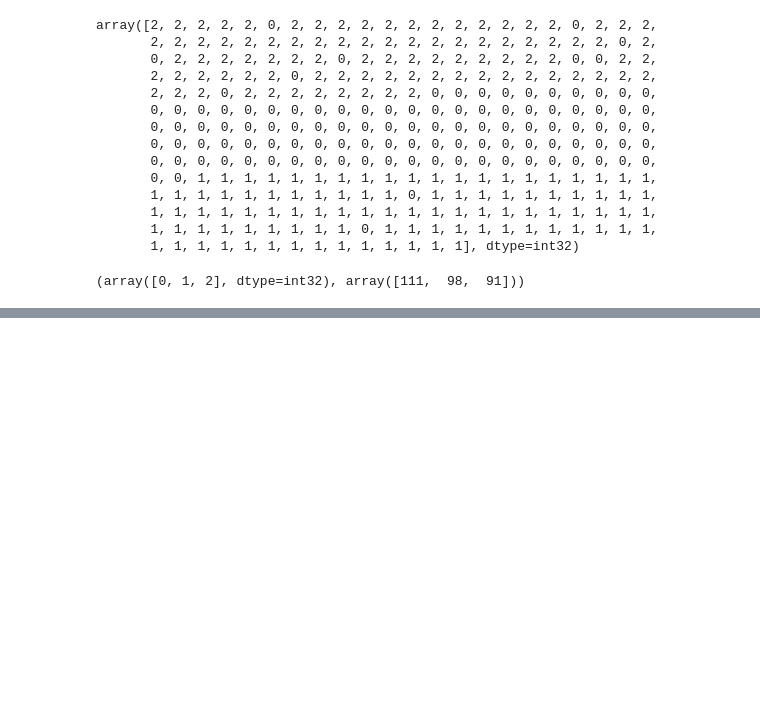
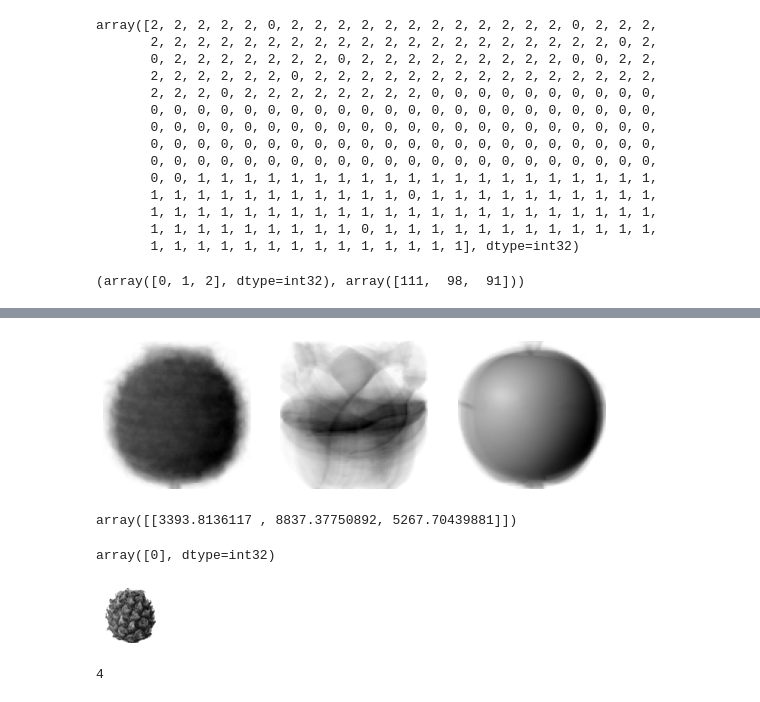
Before and after one commit to hoonzi-s/hongong_MLDL, a Jupyter notebook: 06-2. K-평균.ipynb, the cells around one changed output, grey strips where cells are left out. Cells and saved outputs as stored; diff of their text form; code cells hidden in the pictures; blank space fills up the shorter version.

```diff
--- a/06-2. K-평균.ipynb
+++ b/06-2. K-평균.ipynb
@@ -53,0 +88,21 @@ np.unique(km.labels_, return_counts = True)
+# %%
+draw_fruits(km.cluster_centers_.reshape(3, 100, 100), ratio = 3)
+# %% [output]
+[figure, added]
+# %%
+# transform 메소드: 훈련 데이터 샘플에서 클러스터 중심까지 거리로 변환해줌
+km.transform(fruits_2d[100:101])
+# %% [output]
+array([[3393.8136117 , 8837.37750892, 5267.70439881]])
+# %%
+km.predict(fruits_2d[100:101])
+# %% [output]
+array([0], dtype=int32)
+# %%
+draw_fruits(fruits[100:101])
+# %% [output]
+[figure, added]
+# %%
+km.n_iter_
+# %% [output]
+4
```
Also changed, not shown: parts of 10 cells of this notebook.
